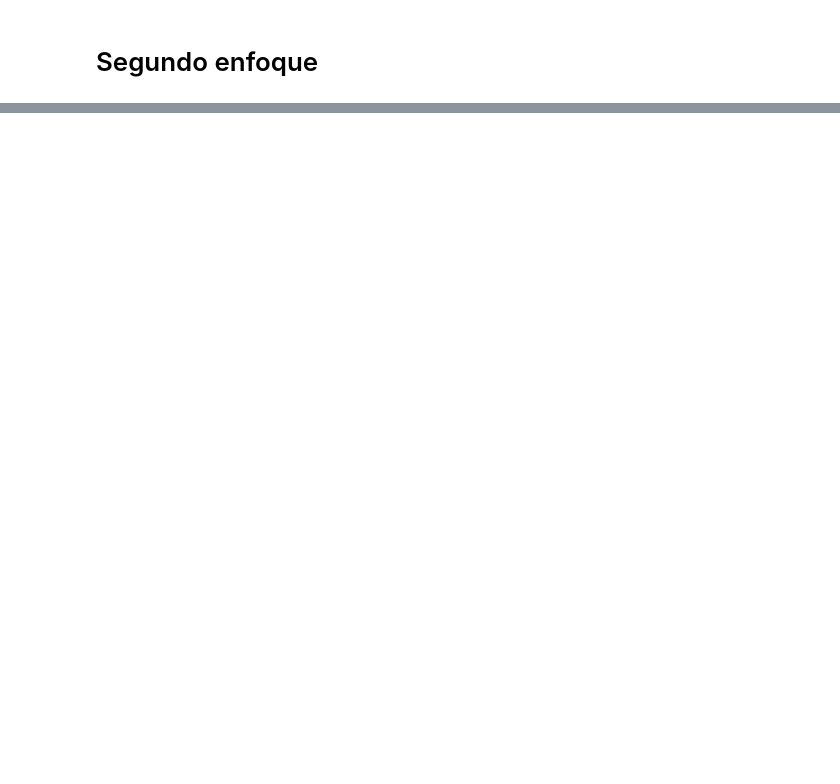
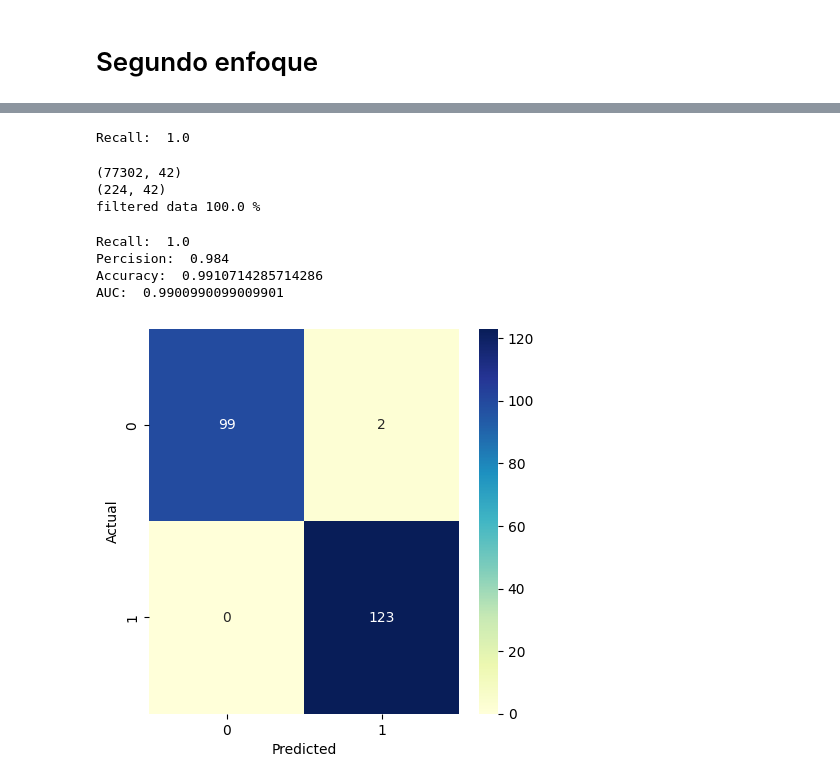
Before and after one commit to GaboLara998/ProyectoIntegrador, a Jupyter notebook: ProyectoIntregrador.ipynb, the cells around one changed output, grey strips where cells are left out. Drawn from its saved outputs; the diff is of its cells as text; code cells hidden in the pictures; blank space fills up the shorter version.

```diff
--- a/ProyectoIntregrador.ipynb
+++ b/ProyectoIntregrador.ipynb
@@ -597,0 +130,77 @@ print(feature_importance_df)
+# %%
+from sklearn.metrics import recall_score
+from sklearn.metrics import accuracy_score
+
+clf=grid_search.best_estimator_
+
+y_pred = clf.predict(X_test)
+
+# Calculate the mean absolute error of the model
+recall = recall_score(y_test, y_pred)
+print("Recall: ", recall)
+# %% [output]
+Recall:  1.0
+# %%
+import numpy as np
+
+X_test = X_test.reset_index(drop=True)
+
+# filter out testing part based on our rules
+rules= "(sttl <= 61.00 & sinpkt<= 0.00) | (sttl >  61.00 )"
+
+# getting the index of records to keep
+ind = X_test.query(rules).index
+
+# filtering test set (both X_test and y_test)
+X_test_2 = X_test.loc[ind,:]
+y_test_2 = y_test[ind]
+
+print(X_test.shape)
+print(X_test_2.shape)
+print("filtered data" , (1- np.round(X_test_2.shape[0] / X_test.shape[0],2))*100, "%")
+# %% [output]
+(77302, 42)
+(224, 42)
+filtered data 100.0 %
+# %%
+from sklearn.ensemble import RandomForestClassifier
+from sklearn.metrics import accuracy_score, precision_score, roc_auc_score
+
+# Create a Random Forest model
+rf = RandomForestClassifier(random_state=123)
+
+# Train the model on the training data
+rf.fit(X_train, y_train)
+
+# Make predictions on the test data
+y_pred = rf.predict(X_test_2)
+
+
+# Calculate the mean absolute error of the model
+acc = accuracy_score(y_test_2, y_pred)
+rec = recall_score(y_test_2, y_pred)
+per = precision_score(y_test_2, y_pred)
+# Calculate the AUC of the model
+auc = roc_auc_score(y_test_2, y_pred)
+
+
+print("Recall: ", rec)
+print("Percision: ", per)
+print("Accuracy: ", acc)
+print("AUC: ", auc)
+# %% [output]
+Recall:  1.0
+Percision:  0.984
+Accuracy:  0.9910714285714286
+AUC:  0.9900990099009901
+# %%
+# plot confusion matrix
+import matplotlib.pyplot as plt
+import seaborn as sns
+
+cross = pd.crosstab(pd.Series(y_test_2, name='Actual'), pd.Series(y_pred, name='Predicted'))
+plt.figure(figsize=(5, 5))
+sns.heatmap(cross, annot=True,fmt='d', cmap="YlGnBu")
+plt.show()
+# %% [output]
+[figure, added]
```
Also changed, not shown: parts of 43 cells of this notebook.
